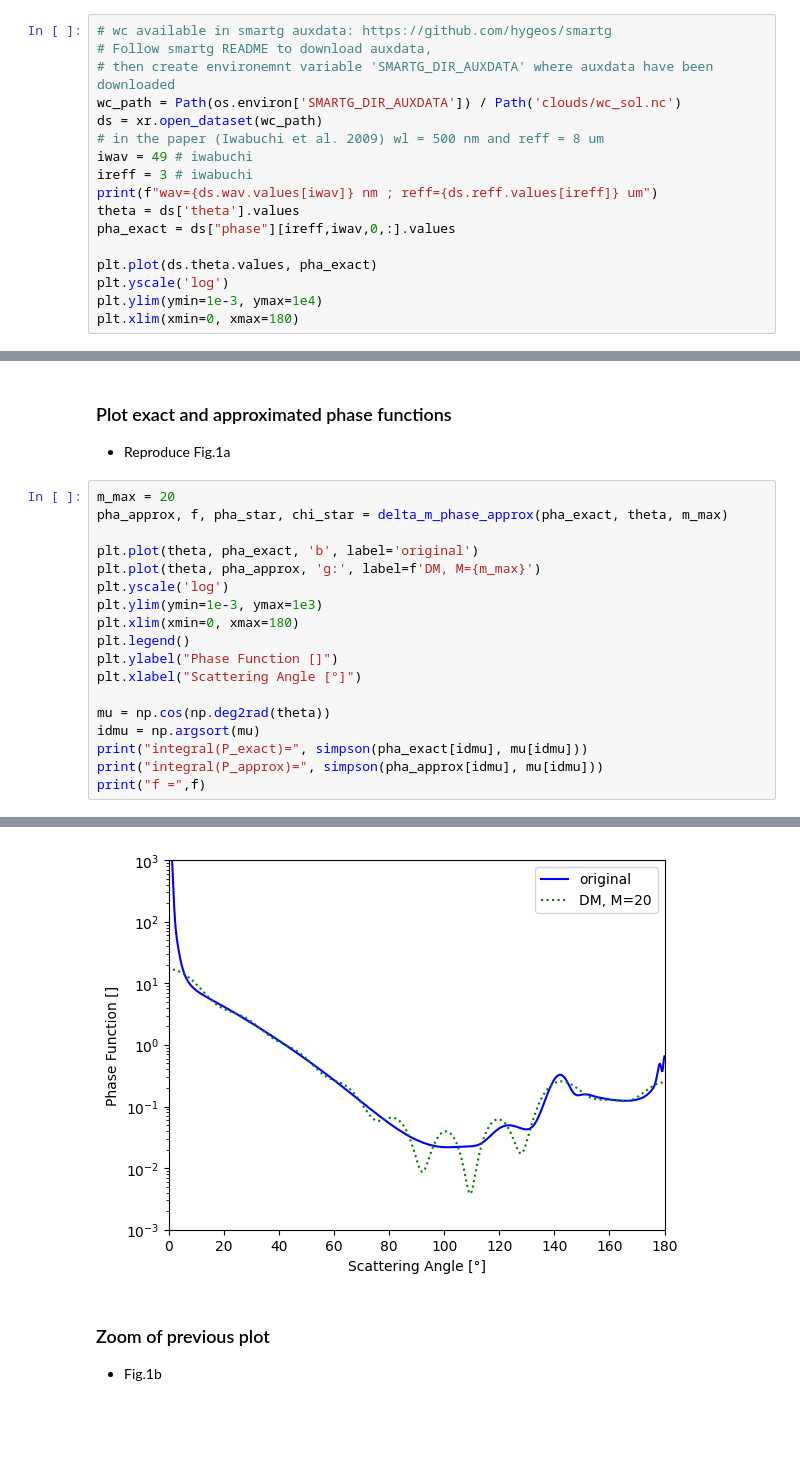
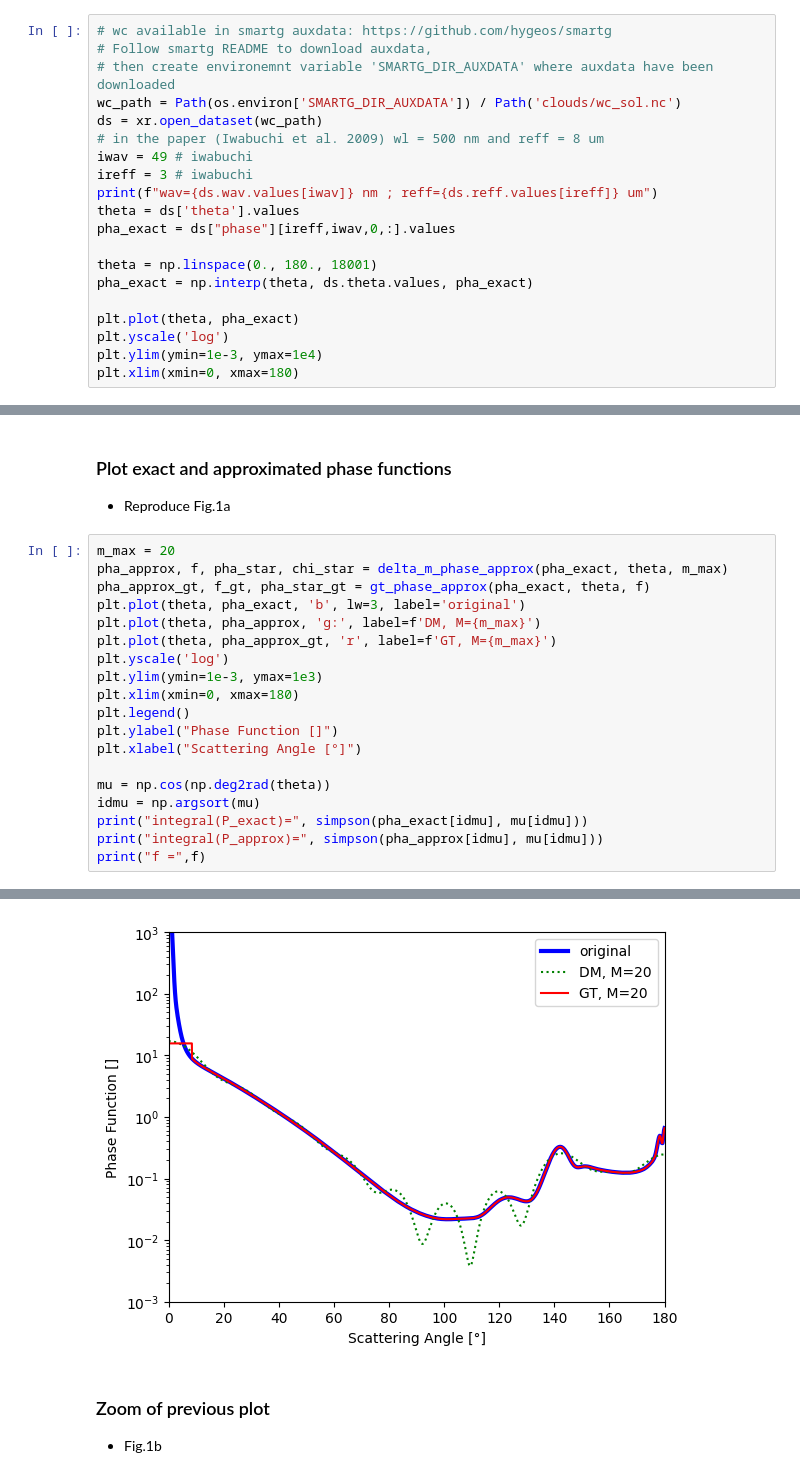
Before and after one commit to hygeos/pytrunc, a Jupyter notebook: validation_notebook_iwabuchi.ipynb, the cells around one changed output, grey strips where cells are left out. Drawn from its saved outputs; the diff is of its cells as text; blank space fills up the shorter version.

```diff
--- a/validation_notebook_iwabuchi.ipynb
+++ b/validation_notebook_iwabuchi.ipynb
@@ -32,7 +32,10 @@ print(f"wav={ds.wav.values[iwav]} nm ; reff={ds.reff.values[ireff]} um")
 theta = ds['theta'].values
 pha_exact = ds["phase"][ireff,iwav,0,:].values
 
-plt.plot(ds.theta.values, pha_exact)
+theta = np.linspace(0., 180., 18001)
+pha_exact = np.interp(theta, ds.theta.values, pha_exact)
+
+plt.plot(theta, pha_exact)
 plt.yscale('log')
 plt.ylim(ymin=1e-3, ymax=1e4)
 plt.xlim(xmin=0, xmax=180)
@@ -46,9 +49,10 @@ wav=498.6099853515625 nm ; reff=8.0 um
 # %%
 m_max = 20
 pha_approx, f, pha_star, chi_star = delta_m_phase_approx(pha_exact, theta, m_max)
-
-plt.plot(theta, pha_exact, 'b', label='original')
+pha_approx_gt, f_gt, pha_star_gt = gt_phase_approx(pha_exact, theta, f)
+plt.plot(theta, pha_exact, 'b', lw=3, label='original')
 plt.plot(theta, pha_approx, 'g:', label=f'DM, M={m_max}')
+plt.plot(theta, pha_approx_gt, 'r', label=f'GT, M={m_max}')
 plt.yscale('log')
 plt.ylim(ymin=1e-3, ymax=1e3)
 plt.xlim(xmin=0, xmax=180)
@@ -68,4 +72,4 @@ f = 0.43317899675077526
-[figure, old version]
+[figure, new version]
 # %% [markdown]
 ### Zoom of previous plot
 - Fig.1b
```
Also changed, not shown: parts of 5 cells of this notebook.
